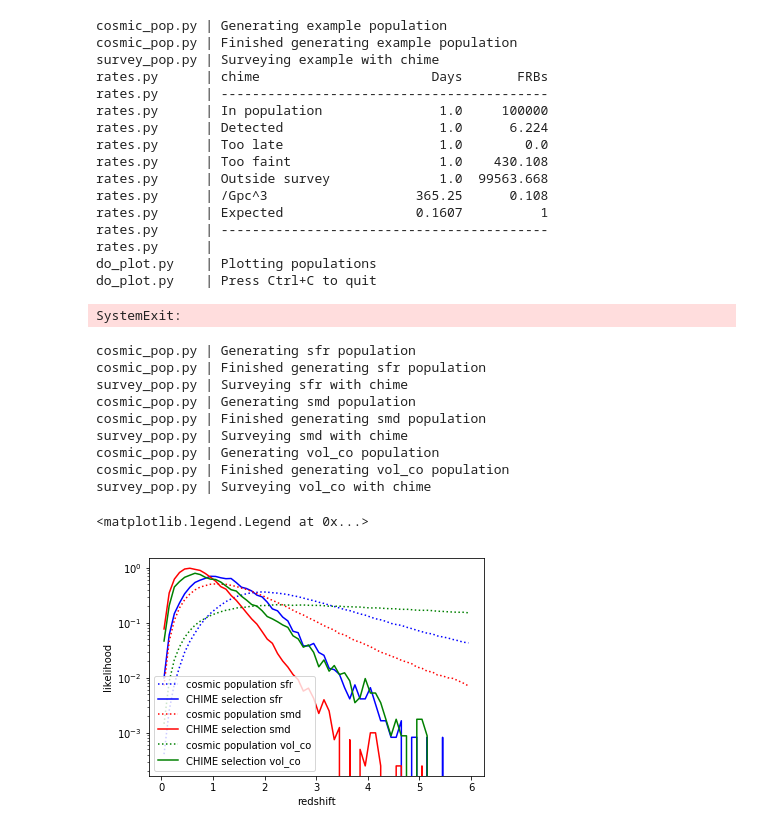
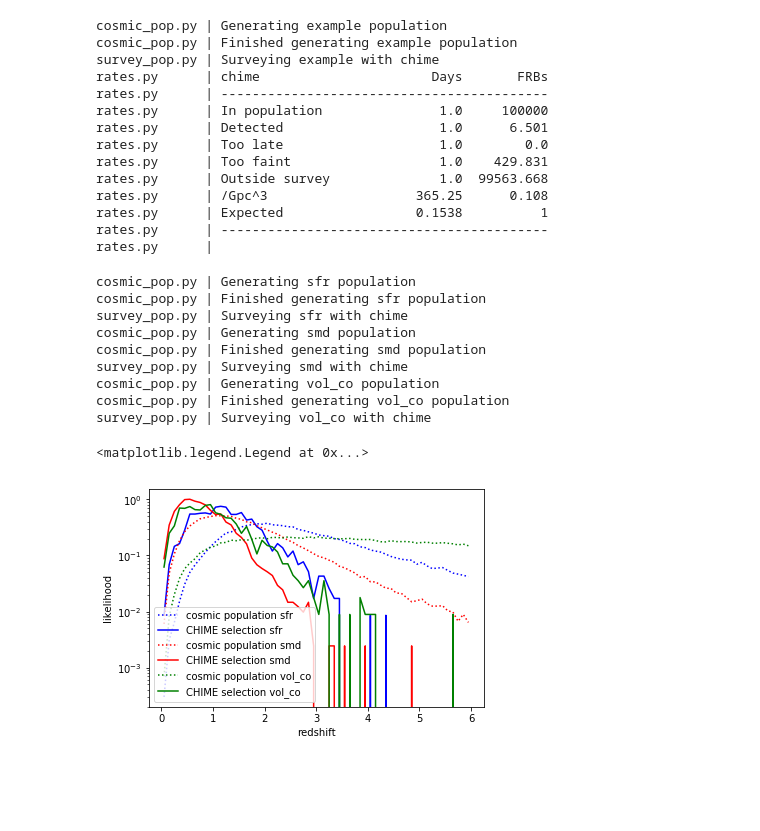
Before and after one commit to FRBs/PreFRBLE, a Jupyter notebook: notebooks/PreFRBLE_FRBpoppy.ipynb, the cells around one changed output. Cells and saved outputs as stored; diff of their text form; code cells hidden in the pictures; blank space fills up the shorter version.

```diff
--- a/notebooks/PreFRBLE_FRBpoppy.ipynb
+++ b/notebooks/PreFRBLE_FRBpoppy.ipynb
@@ -6,7 +9,5 @@ from frbpoppy import *
 # %%
 PLOT = False
-
-PreFRBLE_population = { 'z_max':6., 'W_m':0.307115, 'W_v':0.692885, 'H_0':67.77 }  # 'alpha':logN/logS=?, 'emission_range':[min,max in Hz]=? }
 
 # Generate an FRB population
 cosmic_pop = CosmicPopulation(1e5, name='example', **PreFRBLE_population )
@@ -31,45 +32,50 @@ survey_pop.py | Surveying example with chime
 rates.py      | chime                      Days       FRBs
 rates.py      | ------------------------------------------
 rates.py      | In population               1.0     100000
-rates.py      | Detected                    1.0      6.224
+rates.py      | Detected                    1.0      6.501
 rates.py      | Too late                    1.0        0.0
-rates.py      | Too faint                   1.0    430.108
+rates.py      | Too faint                   1.0    429.831
 rates.py      | Outside survey              1.0  99563.668
 rates.py      | /Gpc^3                   365.25      0.108
-rates.py      | Expected                 0.1607          1
+rates.py      | Expected                 0.1538          1
 rates.py      | ------------------------------------------
 rates.py      |
-do_plot.py    | Plotting populations
-do_plot.py    | Press Ctrl+C to quit
-SystemExit:
 # %%
-N = 1e6
+N = 1e5
 #Setup a survey
 survey = Survey('chime')
 for n_model, color in zip( ['sfr','smd','vol_co'], ['blue','red','green']):
     # Generate an FRB population
     cosmic_pop = CosmicPopulation(N, name=n_model, n_model=n_model, **PreFRBLE_population )
 
     # Observe the FRB population
     survey_pop = SurveyPopulation(cosmic_pop, survey, rate_limit=False)
 
-    P, x = np.histogram(cosmic_pop.frbs.z, density=True, bins=60, range=[0,6])
+    P, x = histogram(cosmic_pop.frbs.z, density=True, bins=60, range=[0,6])
+#    P, x = np.histogram(cosmic_pop.frbs.z, density=True, bins=60, range=[0,6])
     plt.plot( x[:-1]+np.diff(x)/2, P, label='cosmic population '+n_model, linestyle=':', color=color)
-    P, x = np.histogram(survey_pop.frbs.z, density=True, bins=60, range=[0,6])
+
+    Write2h5( likelihood_file_redshift, [P,x], [ KeyRedshift( n_model, "None", axis )  for axis in ["P","x"] ] )
+
+    P, x = histogram(survey_pop.frbs.z, density=True, bins=60, range=[0,6])
+#    P, x = np.histogram(survey_pop.frbs.z, density=True, bins=60, range=[0,6])
     plt.plot( x[:-1]+np.diff(x)/2, P, label='CHIME selection '+n_model, color=color)
+
+    Write2h5( likelihood_file_redshift, [P,x], [ KeyRedshift( n_model, "CHIME", axis )  for axis in ["P","x"] ] )
+
 plt.yscale('log')
 plt.xlabel('redshift')
 plt.ylabel('likelihood')
 plt.legend()
 # %% [output]
 cosmic_pop.py | Generating sfr population
 cosmic_pop.py | Finished generating sfr population
 survey_pop.py | Surveying sfr with chime
 cosmic_pop.py | Generating smd population
 cosmic_pop.py | Finished generating smd population
 survey_pop.py | Surveying smd with chime
 cosmic_pop.py | Generating vol_co population
 cosmic_pop.py | Finished generating vol_co population
 survey_pop.py | Surveying vol_co with chime
 <matplotlib.legend.Legend at 0x...>
-[figure, old version]
+[figure, new version]
```
Also changed, not shown: parts of 3 cells of this notebook, 5 other files.
